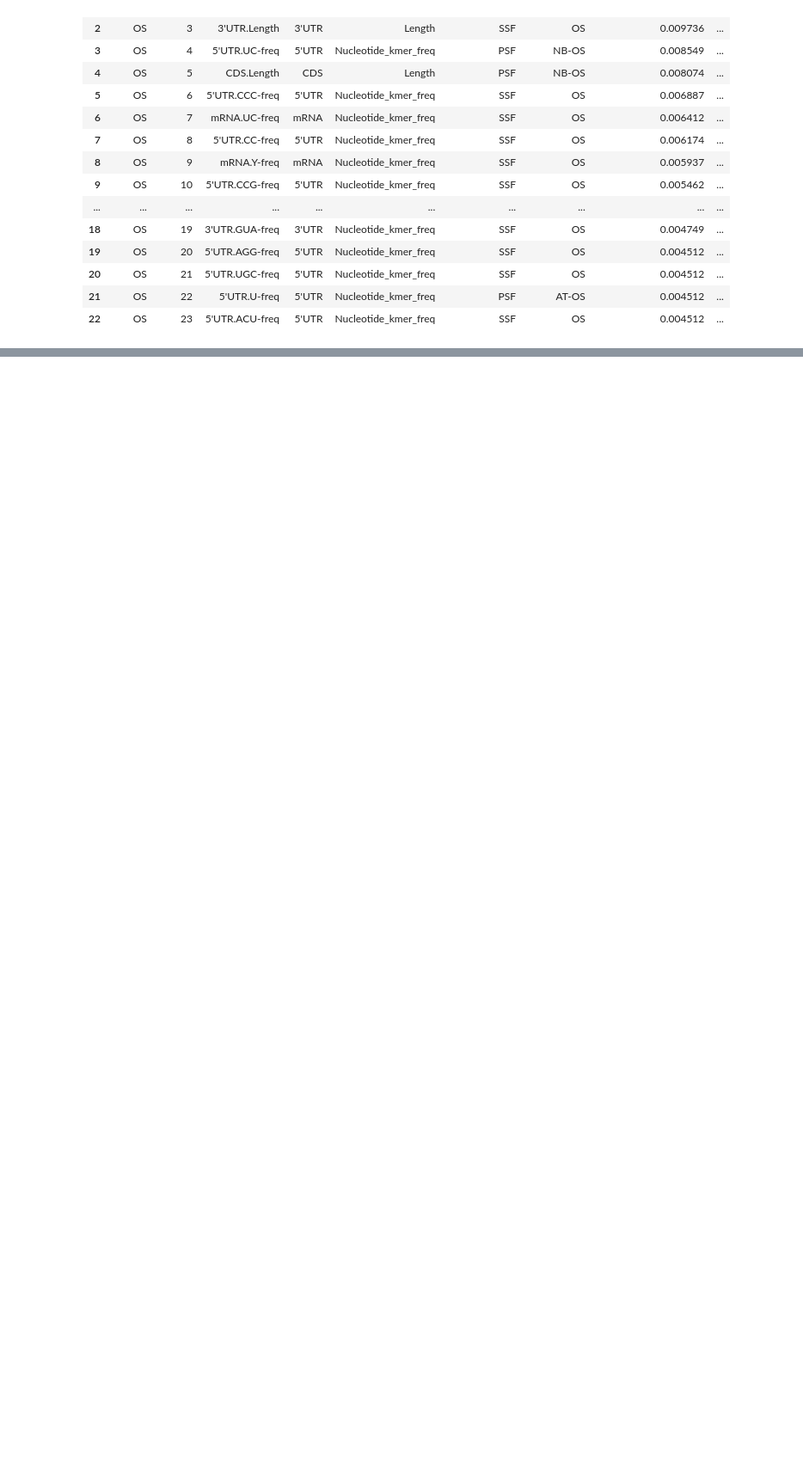
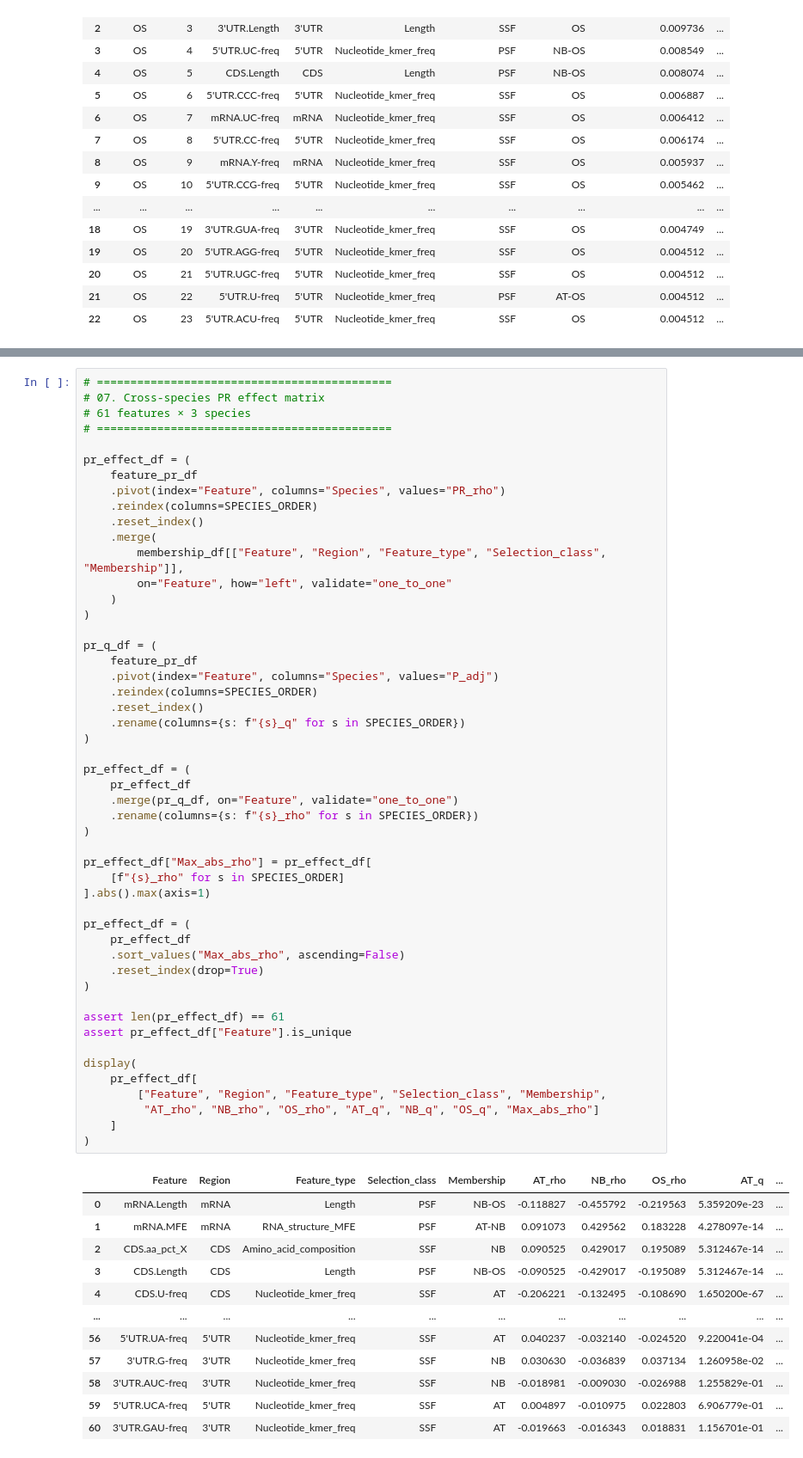
Before and after one commit to ih-11/regression, a Jupyter notebook: notebooks/notebook5.ipynb, the cells around one changed output, grey strips where cells are left out. Shown at 86% size. Drawn from its saved outputs; the diff is of its cells as text; blank space fills up the shorter version.

```diff
--- a/notebooks/notebook5.ipynb
+++ b/notebooks/notebook5.ipynb
@@ -877,0 +984,63 @@ OS: n = 23
+# %%
+# ============================================
+# 07. Cross-species PR effect matrix
+# 61 features × 3 species
+# ============================================
+
+pr_effect_df = (
+    feature_pr_df
+    .pivot(index="Feature", columns="Species", values="PR_rho")
+    .reindex(columns=SPECIES_ORDER)
+    .reset_index()
+    .merge(
+        membership_df[["Feature", "Region", "Feature_type", "Selection_class", "Membership"]],
+        on="Feature", how="left", validate="one_to_one"
+    )
+)
+
+pr_q_df = (
+    feature_pr_df
+    .pivot(index="Feature", columns="Species", values="P_adj")
+    .reindex(columns=SPECIES_ORDER)
+    .reset_index()
+    .rename(columns={s: f"{s}_q" for s in SPECIES_ORDER})
+)
+
+pr_effect_df = (
+    pr_effect_df
+    .merge(pr_q_df, on="Feature", validate="one_to_one")
+    .rename(columns={s: f"{s}_rho" for s in SPECIES_ORDER})
+)
+
+pr_effect_df["Max_abs_rho"] = pr_effect_df[
+    [f"{s}_rho" for s in SPECIES_ORDER]
+].abs().max(axis=1)
+
+pr_effect_df = (
+    pr_effect_df
+    .sort_values("Max_abs_rho", ascending=False)
+    .reset_index(drop=True)
+)
+
+assert len(pr_effect_df) == 61
+assert pr_effect_df["Feature"].is_unique
+
+display(
+    pr_effect_df[
+        ["Feature", "Region", "Feature_type", "Selection_class", "Membership",
+         "AT_rho", "NB_rho", "OS_rho", "AT_q", "NB_q", "OS_q", "Max_abs_rho"]
+    ]
+)
+# %% [output]
+|  | Feature | Region | Feature_type | Selection_class | Membership | AT_rho | NB_rho | OS_rho | AT_q | ... |
+| 0 | mRNA.Length | mRNA | Length | PSF | NB-OS | -0.118827 | -0.455792 | -0.219563 | 5.359209e-23 | ... |
+| 1 | mRNA.MFE | mRNA | RNA_structure_MFE | PSF | AT-NB | 0.091073 | 0.429562 | 0.183228 | 4.278097e-14 | ... |
+| 2 | CDS.aa_pct_X | CDS | Amino_acid_composition | SSF | NB | 0.090525 | 0.429017 | 0.195089 | 5.312467e-14 | ... |
+| 3 | CDS.Length | CDS | Length | PSF | NB-OS | -0.090525 | -0.429017 | -0.195089 | 5.312467e-14 | ... |
+| 4 | CDS.U-freq | CDS | Nucleotide_kmer_freq | SSF | AT | -0.206221 | -0.132495 | -0.108690 | 1.650200e-67 | ... |
+| ... | ... | ... | ... | ... | ... | ... | ... | ... | ... | ... |
+| 56 | 5'UTR.UA-freq | 5'UTR | Nucleotide_kmer_freq | SSF | AT | 0.040237 | -0.032140 | -0.024520 | 9.220041e-04 | ... |
+| 57 | 3'UTR.G-freq | 3'UTR | Nucleotide_kmer_freq | SSF | NB | 0.030630 | -0.036839 | 0.037134 | 1.260958e-02 | ... |
+| 58 | 3'UTR.AUC-freq | 3'UTR | Nucleotide_kmer_freq | SSF | NB | -0.018981 | -0.009030 | -0.026988 | 1.255829e-01 | ... |
+| 59 | 5'UTR.UCA-freq | 5'UTR | Nucleotide_kmer_freq | SSF | AT | 0.004897 | -0.010975 | 0.022803 | 6.906779e-01 | ... |
+| 60 | 3'UTR.GAU-freq | 3'UTR | Nucleotide_kmer_freq | SSF | AT | -0.019663 | -0.016343 | 0.018831 | 1.156701e-01 | ... |
```
Also changed, not shown: parts of 5 cells of this notebook.
